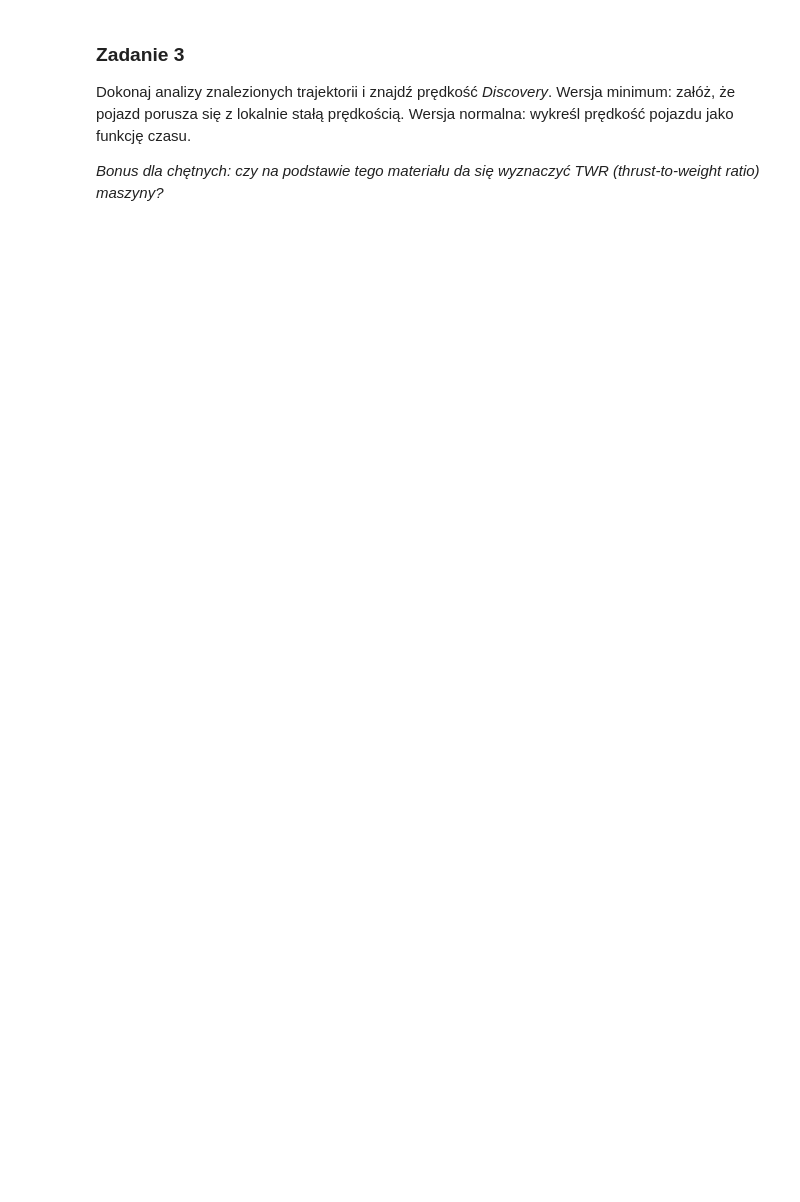
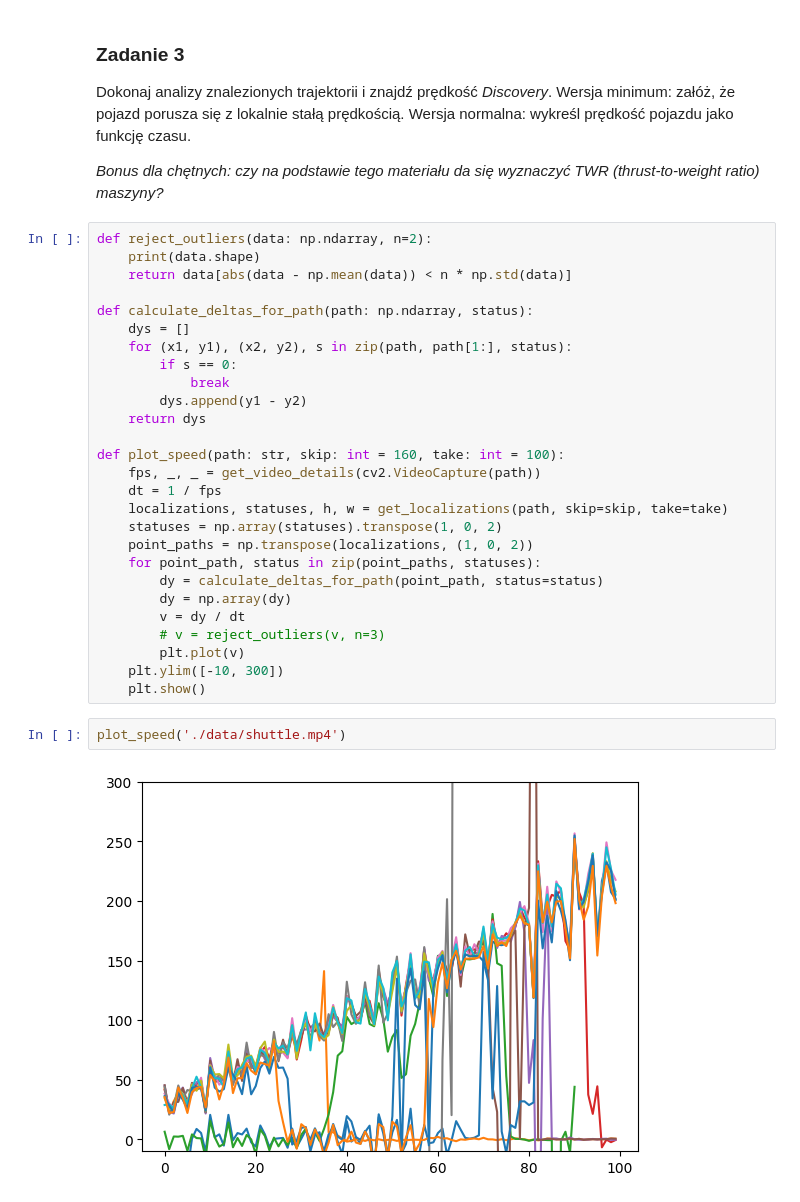
Before and after one commit to WitoldFracek/AiPOiV, a Jupyter notebook: Lab8/Lab8.2_zadanie.ipynb, the cells around one changed output. Drawn from its saved outputs; the diff is of its cells as text; blank space fills up the shorter version.

```diff
--- a/Lab8/Lab8.2_zadanie.ipynb
+++ b/Lab8/Lab8.2_zadanie.ipynb
@@ -134,3 +176,34 @@ def baseLoop(source: cv2.VideoCapture):
 Dokonaj analizy znalezionych trajektorii i znajdź prędkość _Discovery_. Wersja minimum: załóż, że pojazd porusza się z lokalnie stałą prędkością. Wersja normalna: wykreśl prędkość pojazdu jako funkcję czasu.
 
 _Bonus dla chętnych: czy na podstawie tego materiału da się wyznaczyć TWR (thrust-to-weight ratio) maszyny?_
+# %%
+def reject_outliers(data: np.ndarray, n=2):
+    print(data.shape)
+    return data[abs(data - np.mean(data)) < n * np.std(data)]
+
+def calculate_deltas_for_path(path: np.ndarray, status):
+    dys = []
+    for (x1, y1), (x2, y2), s in zip(path, path[1:], status):
+        if s == 0:
+            break
+        dys.append(y1 - y2)
+    return dys
+
+def plot_speed(path: str, skip: int = 160, take: int = 100):
+    fps, _, _ = get_video_details(cv2.VideoCapture(path))
+    dt = 1 / fps
+    localizations, statuses, h, w = get_localizations(path, skip=skip, take=take)
+    statuses = np.array(statuses).transpose(1, 0, 2)
+    point_paths = np.transpose(localizations, (1, 0, 2))
+    for point_path, status in zip(point_paths, statuses):
+        dy = calculate_deltas_for_path(point_path, status=status)
+        dy = np.array(dy)
+        v = dy / dt
+        # v = reject_outliers(v, n=3)
+        plt.plot(v)
+    plt.ylim([-10, 300])
+    plt.show()
+# %%
+plot_speed('./data/shuttle.mp4')
+# %% [output]
+[figure, added]
```
Also changed, not shown: parts of 9 cells of this notebook.
